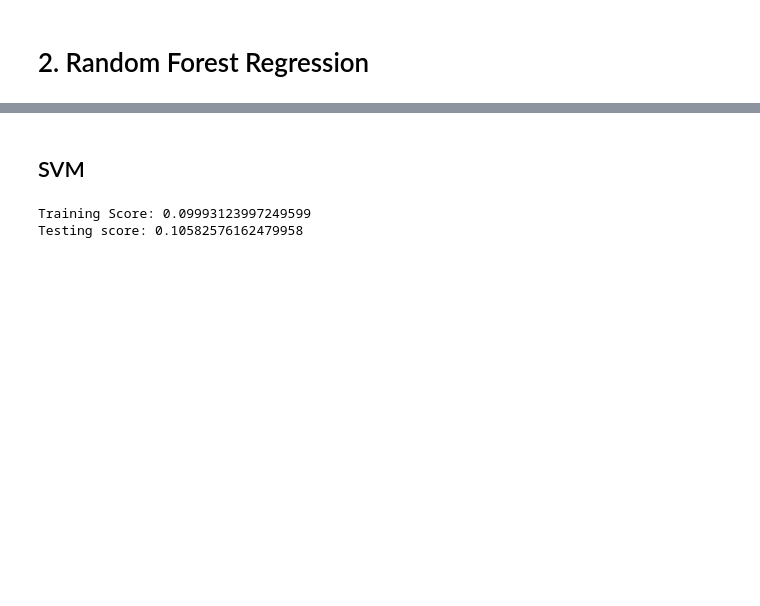
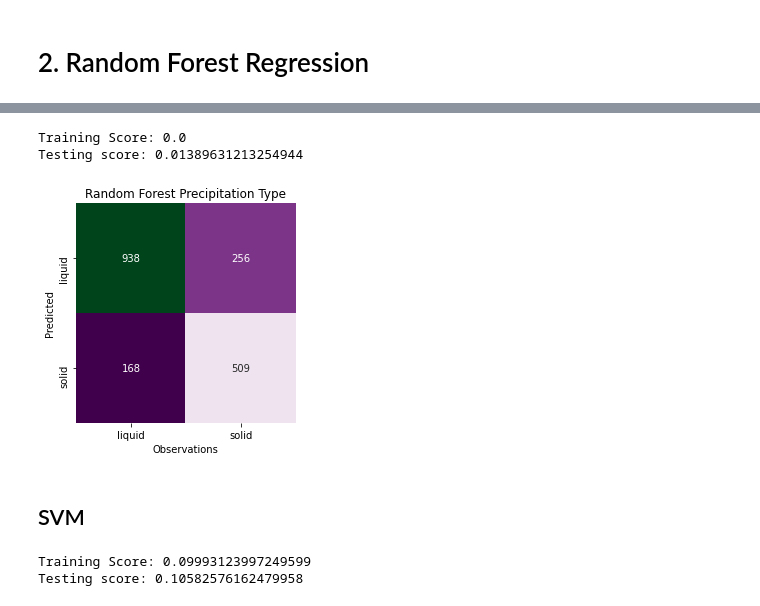
Before and after one commit to szymbor2/ATMS597-Project5-GroupG, a Jupyter notebook: project5.ipynb, the cells around one changed output, grey strips where cells are left out. Saved outputs shown, nothing was run; the diff lists cells and outputs as text; code cells hidden in the pictures; blank space fills up the shorter version.

Commit message:
Updated with Random Forest and SVM

```diff
--- a/project5.ipynb
+++ b/project5.ipynb
@@ -256,3 +269,23 @@ pyplot.savefig(YOUR_DIRECTORY + 'logregression_confmatrix.png', dpi=300)
+# %%
+print('Training Score: ' + str(brier_score_loss(train_labels, rfc.predict(train_features))))
+print('Testing score: ' + str(brier_score_loss(test_labels, rfc.predict(test_features))))
+# %% [output]
+Training Score: 0.0
+Testing score: 0.01389631213254944
+# %%
+# Create Matrix
+matrix = confusion_matrix(test_labels, clf.predict(test_features))
+
+# Plot matrix
+labels = ['liquid', 'solid']
+sns.heatmap(matrix.T, square=True, annot=True, fmt='d', cbar=False, xticklabels=labels, yticklabels=labels, cmap='PRGn')
+pyplot.title('Random Forest Precipitation Type')
+pyplot.xlabel('Observations')
+pyplot.ylabel('Predicted')
+pyplot.tight_layout()
+pyplot.savefig(YOUR_DIRECTORY + 'randforestregress_confmatrix.png', dpi=300)
+# %% [output]
+[figure, added]
 # %% [markdown]
 ## SVM
 # %%
```
Also changed, not shown: parts of 5 cells of this notebook.
